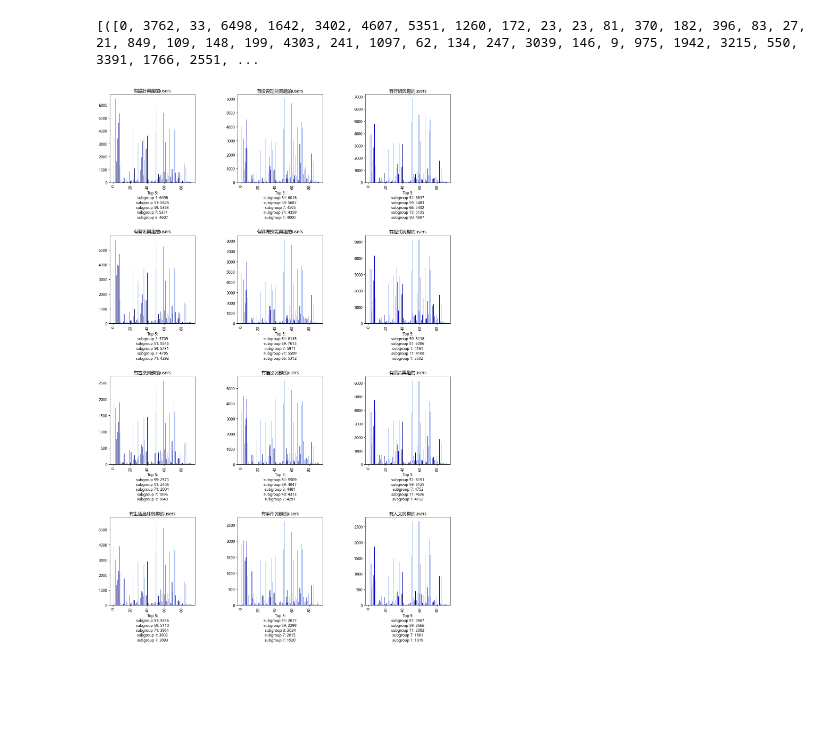
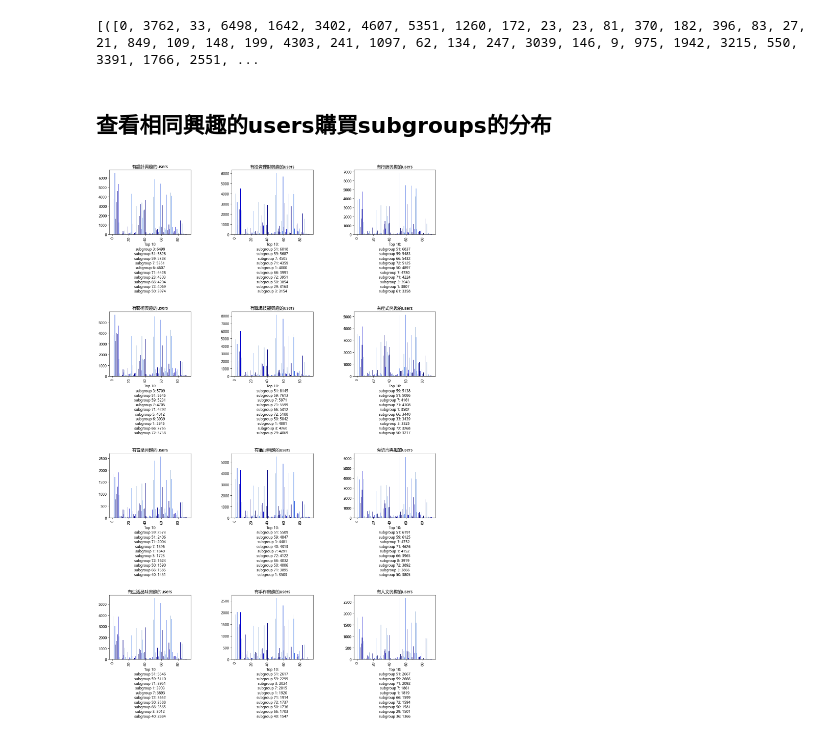
Before and after one commit to bonzo-ntu/2022ADL-FinalProject-4, a Jupyter notebook: EDA.ipynb, the cells around one changed output. Drawn from its saved outputs; the diff is of its cells as text; code cells hidden in the pictures; blank space fills up the shorter version.

```diff
--- a/EDA.ipynb
+++ b/EDA.ipynb
@@ -284,6 +284,8 @@ for i in range(len(interest_user_list)):
 print(subgroups_count_interest_list)
 # %% [output]
 [([0, 3762, 33, 6498, 1642, 3402, 4607, 5351, 1260, 172, 23, 23, 81, 370, 182, 396, 83, 27, 21, 849, 109, 148, 199, 4303, 241, 1097, 62, 134, 247, 3039, 146, 9, 975, 1942, 3215, 550, 3391, 1766, 2551, ...
+# %% [markdown]
+## 查看相同興趣的users購買subgroups的分布
 # %%
 def draw_bar_chart(x, y, interest, top_num = 10):
         plt.bar(x,
@@ -298,32 +300,32 @@ def draw_bar_chart(x, y, interest, top_num = 10):
                 'navy',
                 'darkblue',
                 'mediumblue'])
 
         subgroup_num_top= heapq.nlargest(top_num, y)
         subgroup_top = list(map(y.index, heapq.nlargest(top_num, y)))
 
         plt.title("有" + interest + f"興趣的users")
         xlabel = f"Top {top_num}:"
         for i in range(top_num):
                 xlabel += f"\nsubgroup {subgroup_top[i] + 1}: {subgroup_num_top[i]}"
         plt.xticks(rotation='vertical')
         plt.xlabel(xlabel)
 
 
-top_num = 5
+top_num = 10
 subgroups_number = range(1, len(subgroups_df)+1)
 for i in range(len(subgroups_count_interest_list)):
         plt.subplot(4, 3, i+1)
         draw_bar_chart(subgroups_number, subgroups_count_interest_list[i][0][1:], subgroups_count_interest_list[i][1], top_num)
 
 #plt.tight_layout()
 plt.subplots_adjust(left=0.0,
                     bottom=0.0,
                     right=2.0,
                     top=4,
                     wspace=0.5,
                     hspace=0.12* top_num)
 #plt.show()
 plt.show()
 # %% [output]
-[figure, old version]
+[figure, new version]
```
